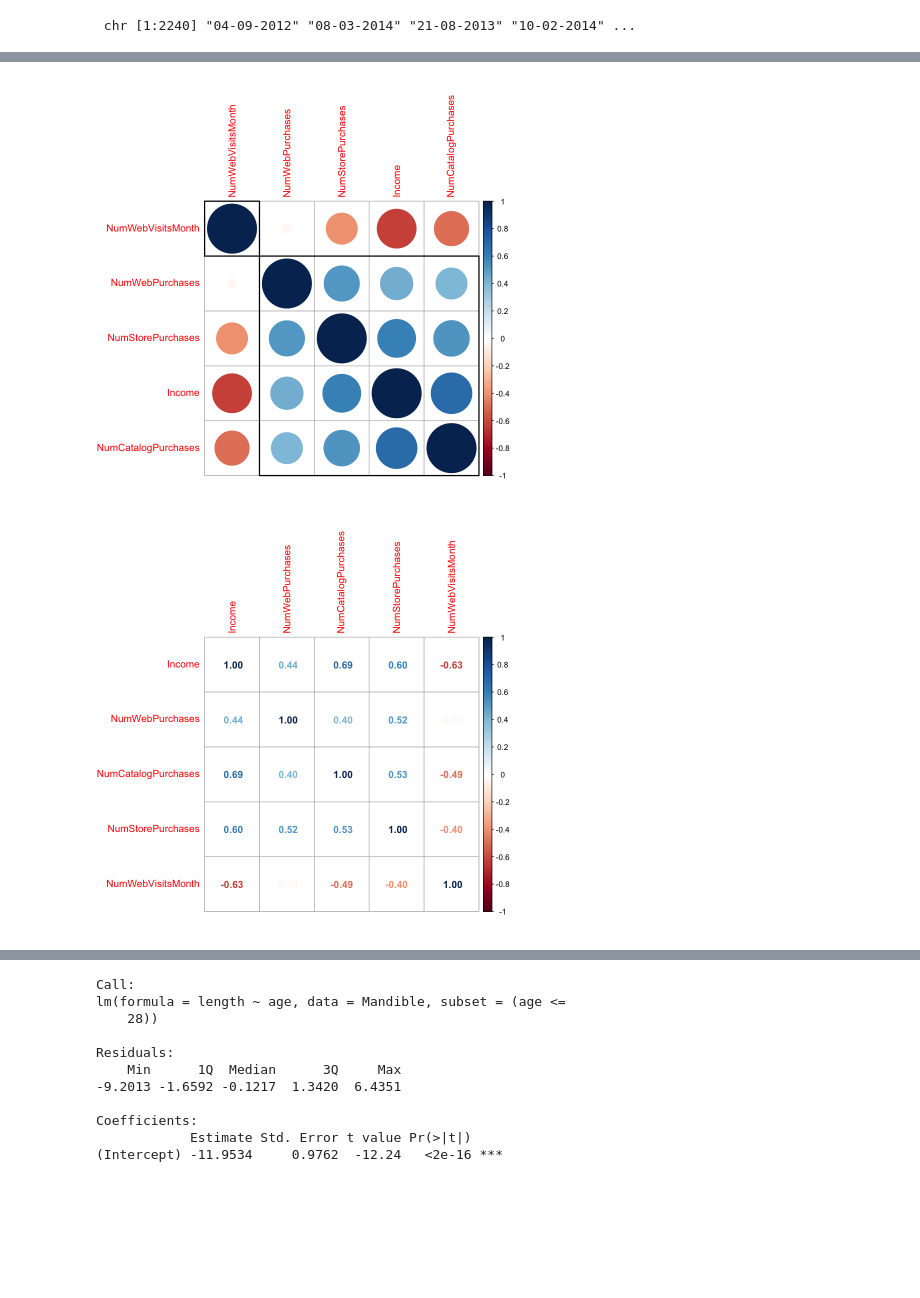
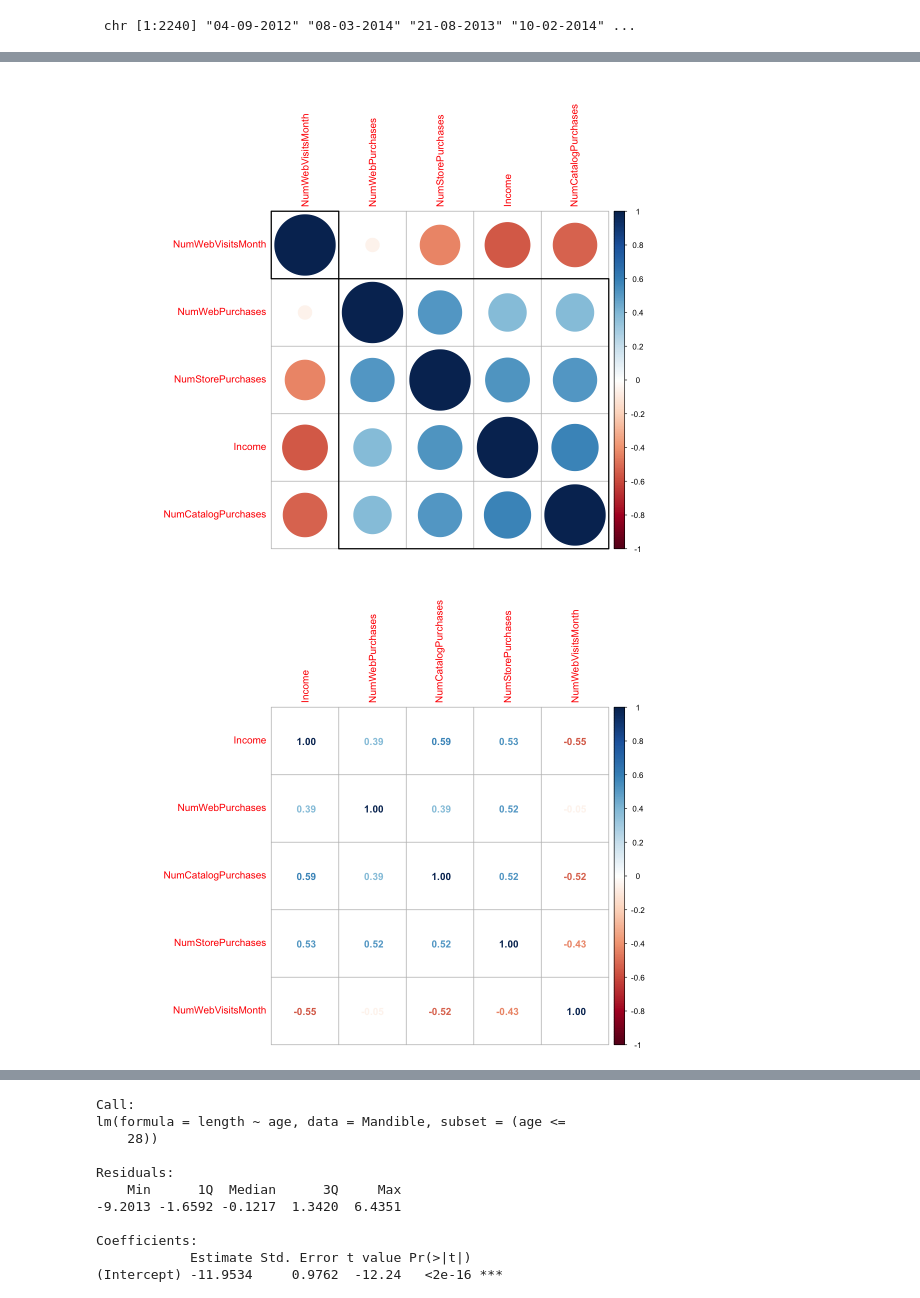
Before and after one commit to DrakenRaptor/STAT301_ProjectGrp26, a Jupyter notebook: Individual Assignment (Project).ipynb, the cells around one changed output, grey strips where cells are left out. Cells and saved outputs as stored; diff of their text form; code cells hidden in the pictures; blank space fills up the shorter version.

Commit message:
Changed some stuffs in EDA and Visualisation Section

```diff
--- a/Individual Assignment (Project).ipynb
+++ b/Individual Assignment (Project).ipynb
@@ -183,13 +115,0 @@ unique(market_data$Marital_Status)   # Check the new numeric values for Marital_
-# %%
-market_data <- market_data |>
-    mutate(Education = case_when(
-        Education == "Basic" ~ 1,
-        Education == "High School" ~ 2,
-        Education == "Bachelor" ~ 3,
-        Education == "Master" ~ 4,
-        Education == "PhD" ~ 5,
-        TRUE ~ NA_real_
-    ))  # |>
-
-
-unique(market_data$Education)   # Check the new numeric values for Marital_Status
@@ -198,15 +115,0 @@ unique(market_data$Education)   # Check the new numeric values for Marital_Statu
-# %%
-# Filter out NA values in the specified variables
-market_data <- market_data |>
-    filter(!is.na(Education) & !is.na(Marital_Status) & !is.na(NumWebPurchases) &
-           !is.na(NumCatalogPurchases) & !is.na(NumWebVisitsMonth) &
-           !is.na(NumStorePurchases) & !is.na(Income))
-
-# Check the unique values in the variables to confirm NAs are removed
-unique(market_data$Education)
-unique(market_data$Marital_Status)
-unique(market_data$NumWebPurchases)
-unique(market_data$NumCatalogPurchases)
-unique(market_data$NumWebVisitsMonth)
-unique(market_data$NumStorePurchases)
-unique(market_data$Income)
@@ -241,13 +187,17 @@ A correlation plot maybe suitable to check for the relationship between the cont
 # %%
+options(repr.plot.width = 10, repr.plot.height = 8)
 # Using correlation plot to check the relationship between the variables
 corr_plt_dat <- market_data[, c("Income", "NumWebPurchases", "NumCatalogPurchases",
  "NumStorePurchases", "NumWebVisitsMonth")] |>
-    as.data.frame(corr_plt_dat)
+    as.data.frame()
+
+# Ensure there are no missing values
+corr_plt_dat <- na.omit(corr_plt_dat)
 
 cor_matrix <- cor(corr_plt_dat)
 
 corrplot(cor_matrix, order = "hclust", addrect = 2)
 corrplot(cor_matrix, method = "number", addrect = 2)
 # %% [output]
-[figure, old version]
+[figure, new version]
-[figure, old version]
+[figure, new version]
```
Also changed, not shown: parts of 16 cells of this notebook.
